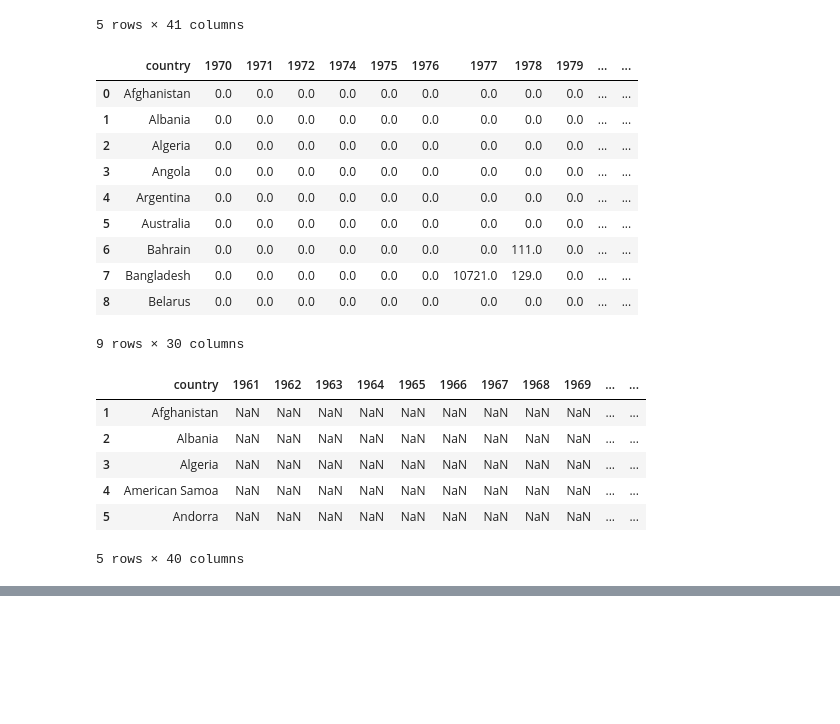
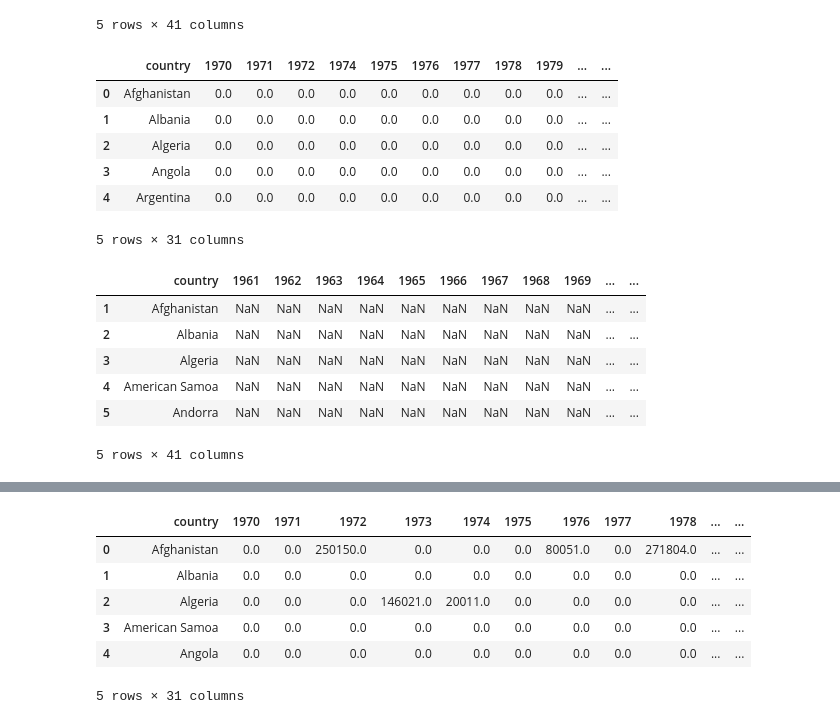
Before and after one commit to mike-gee/datascience, a Jupyter notebook: findingCorrelation.ipynb, the cells around one changed output, grey strips where cells are left out. Drawn from its saved outputs; the diff is of its cells as text; code cells hidden in the pictures; blank space fills up the shorter version.

```diff
--- a/findingCorrelation.ipynb
+++ b/findingCorrelation.ipynb
@@ -50,28 +50,24 @@ agData.head()
 # %%
 #Epidemic affected (no 1973)
 epidemic_col_names = ["country","1970","1971","1972","1974","1975","1976","1977","1978","1979","1980","1981","1982","1983","1984","1985","1986","1987","1988","1989","1990","1991","1992","1993","1994","1995","1996","1997","1998","1999","2000","2001","2002","2003","2004","2005","2006","2007","2008",""]
 url = 'https://github.com/mgee18/datascience/raw/master/csvFiles/epidemic_affected.csv'
 epidemicData = pd.read_csv(url, header=0, names=epidemic_col_names, sep=',')
-epidemicData.drop(agData.columns[[x for x in range(40,50)]], axis=1, inplace=True)
-epidemicData.head(9)
+epidemicData.drop([str(year) for year in range(2000, 2009)], axis=1, inplace=True)
+epidemicData.head()
 # %% [output]
 |  | country | 1970 | 1971 | 1972 | 1974 | 1975 | 1976 | 1977 | 1978 | 1979 | ... | ... |
 | 0 | Afghanistan | 0.0 | 0.0 | 0.0 | 0.0 | 0.0 | 0.0 | 0.0 | 0.0 | 0.0 | ... | ... |
 | 1 | Albania | 0.0 | 0.0 | 0.0 | 0.0 | 0.0 | 0.0 | 0.0 | 0.0 | 0.0 | ... | ... |
 | 2 | Algeria | 0.0 | 0.0 | 0.0 | 0.0 | 0.0 | 0.0 | 0.0 | 0.0 | 0.0 | ... | ... |
 | 3 | Angola | 0.0 | 0.0 | 0.0 | 0.0 | 0.0 | 0.0 | 0.0 | 0.0 | 0.0 | ... | ... |
 | 4 | Argentina | 0.0 | 0.0 | 0.0 | 0.0 | 0.0 | 0.0 | 0.0 | 0.0 | 0.0 | ... | ... |
-| 5 | Australia | 0.0 | 0.0 | 0.0 | 0.0 | 0.0 | 0.0 | 0.0 | 0.0 | 0.0 | ... | ... |
-| 6 | Bahrain | 0.0 | 0.0 | 0.0 | 0.0 | 0.0 | 0.0 | 0.0 | 111.0 | 0.0 | ... | ... |
-| 7 | Bangladesh | 0.0 | 0.0 | 0.0 | 0.0 | 0.0 | 0.0 | 10721.0 | 129.0 | 0.0 | ... | ... |
-| 8 | Belarus | 0.0 | 0.0 | 0.0 | 0.0 | 0.0 | 0.0 | 0.0 | 0.0 | 0.0 | ... | ... |
-9 rows × 30 columns
+5 rows × 31 columns
 # %%
 #Oil Reserves (tonnes)
 oil_col_names = ["country","1961","1962","1963","1964","1965","1966","1967","1968","1969","1970","1971","1972","1973","1974","1975","1976","1977","1978","1979","1980","1981","1982","1983","1984","1985","1986","1987","1988","1989","1990","1991","1992","1993","1994","1995","1996","1997","1998","1999","2000","2001","2002","2003","2004","2005","2006","2007","2008",""]
 url = 'https://raw.githubusercontent.com/mgee18/datascience/master/csvFiles/oil_reserves.csv'
 oilData = pd.read_csv(url, header=1, names=oil_col_names, sep=',')
-oilData.drop(agData.columns[[x for x in range(40,50)]], axis=1, inplace=True)
+oilData.drop([str(year) for year in range(2000, 2009)], axis=1, inplace=True)
 oilData.head()
 # %% [output]
 |  | country | 1961 | 1962 | 1963 | 1964 | 1965 | 1966 | 1967 | 1968 | 1969 | ... | ... |
@@ -80,7 +76,7 @@ oilData.head()
 | 3 | Algeria | NaN | NaN | NaN | NaN | NaN | NaN | NaN | NaN | NaN | ... | ... |
 | 4 | American Samoa | NaN | NaN | NaN | NaN | NaN | NaN | NaN | NaN | NaN | ... | ... |
 | 5 | Andorra | NaN | NaN | NaN | NaN | NaN | NaN | NaN | NaN | NaN | ... | ... |
-5 rows × 40 columns
+5 rows × 41 columns
 # %%
 #% Surface Area
 SA_col_names = ["country","1960","1961","1962","1963","1964","1965","1966","1967","1968","1969","1970","1971","1972","1973","1974","1975","1976","1977","1978","1979","1980","1981","1982","1983","1984","1985","1986","1987","1988","1989","1990","1991","1992","1993","1994","1995","1996","1997","1998","1999","2000","2001","2002","2003","2004","2005","2006","2007","2008","2009","2010","2011"]
@@ -126,3 +122,18 @@ upopData.head()
 | 3 | American Samoa | NaN | 200.0 | 200.0 | 200.0 | 200.0 | 200.0 | 200.0 | 200.0 | 200.0 | ... | ... |
 | 4 | Andorra | NaN | 470.0 | 470.0 | 470.0 | 470.0 | 470.0 | 470.0 | 470.0 | 470.0 | ... | ... |
 5 rows × 41 columns
+# %%
+#FLOOD DATA (People Affected by Flooding)
+col_names = ["country","1970","1971","1972","1973","1974","1975","1976","1977","1978","1979","1980","1981","1982","1983","1984","1985","1986","1987","1988","1989","1990","1991","1992","1993","1994","1995","1996","1997","1998","1999","2000","2001","2002","2003","2004","2005","2006","2007","2008",""]
+url = 'https://raw.githubusercontent.com/mgee18/datascience/master/csvFiles/flood_affected.csv'
+floodData = pd.read_csv(url, header=0, names=col_names, sep=',')
+floodData.drop(floodData.columns[[x for x in range(31,41)]], axis=1, inplace=True)
+floodData.head()
+# %% [output]
+|  | country | 1970 | 1971 | 1972 | 1973 | 1974 | 1975 | 1976 | 1977 | 1978 | ... | ... |
+| 0 | Afghanistan | 0.0 | 0.0 | 250150.0 | 0.0 | 0.0 | 0.0 | 80051.0 | 0.0 | 271804.0 | ... | ... |
+| 1 | Albania | 0.0 | 0.0 | 0.0 | 0.0 | 0.0 | 0.0 | 0.0 | 0.0 | 0.0 | ... | ... |
+| 2 | Algeria | 0.0 | 0.0 | 0.0 | 146021.0 | 20011.0 | 0.0 | 0.0 | 0.0 | 0.0 | ... | ... |
+| 3 | American Samoa | 0.0 | 0.0 | 0.0 | 0.0 | 0.0 | 0.0 | 0.0 | 0.0 | 0.0 | ... | ... |
+| 4 | Angola | 0.0 | 0.0 | 0.0 | 0.0 | 0.0 | 0.0 | 0.0 | 0.0 | 0.0 | ... | ... |
+5 rows × 31 columns
```
Also changed, not shown: parts of 12 cells of this notebook.
